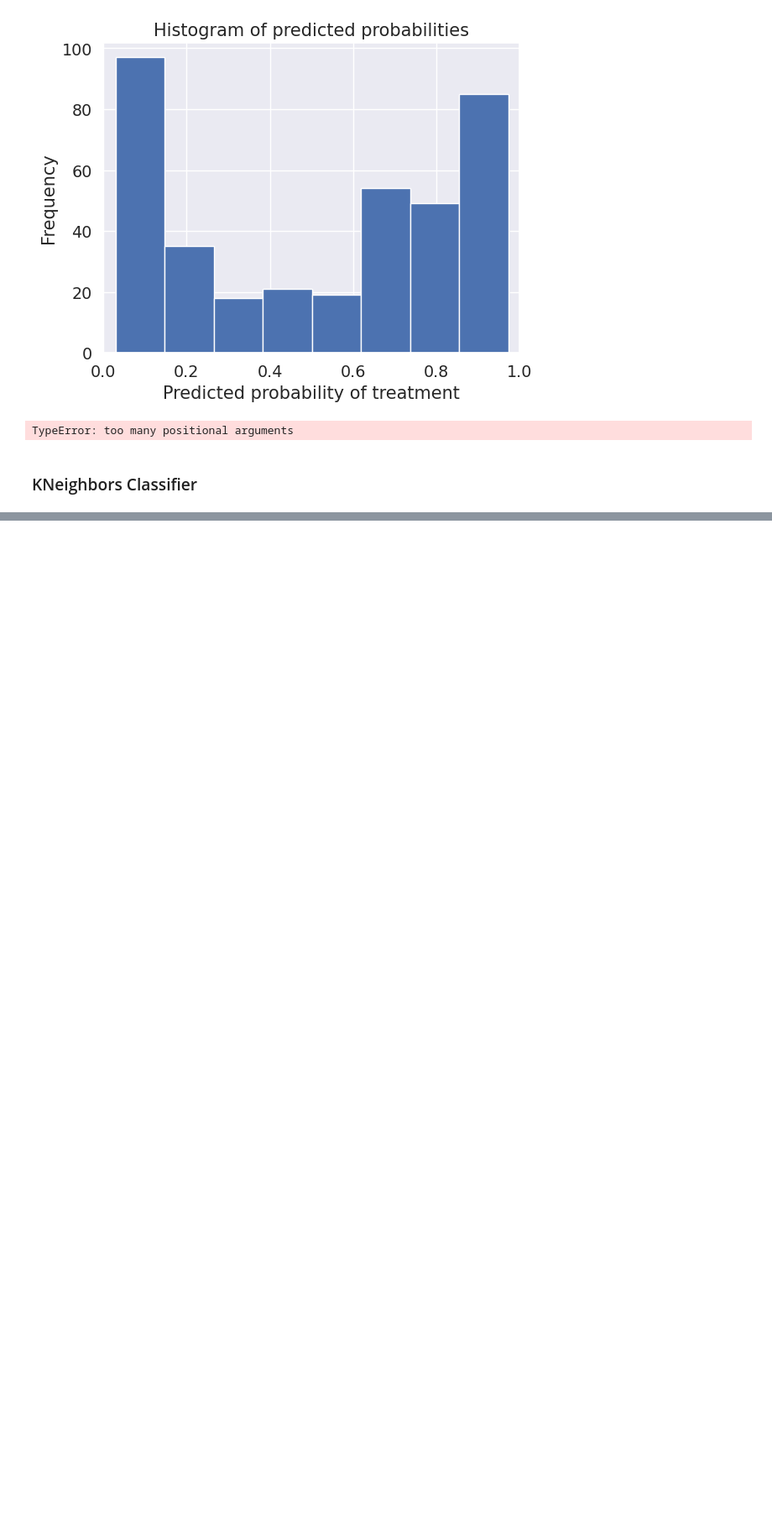
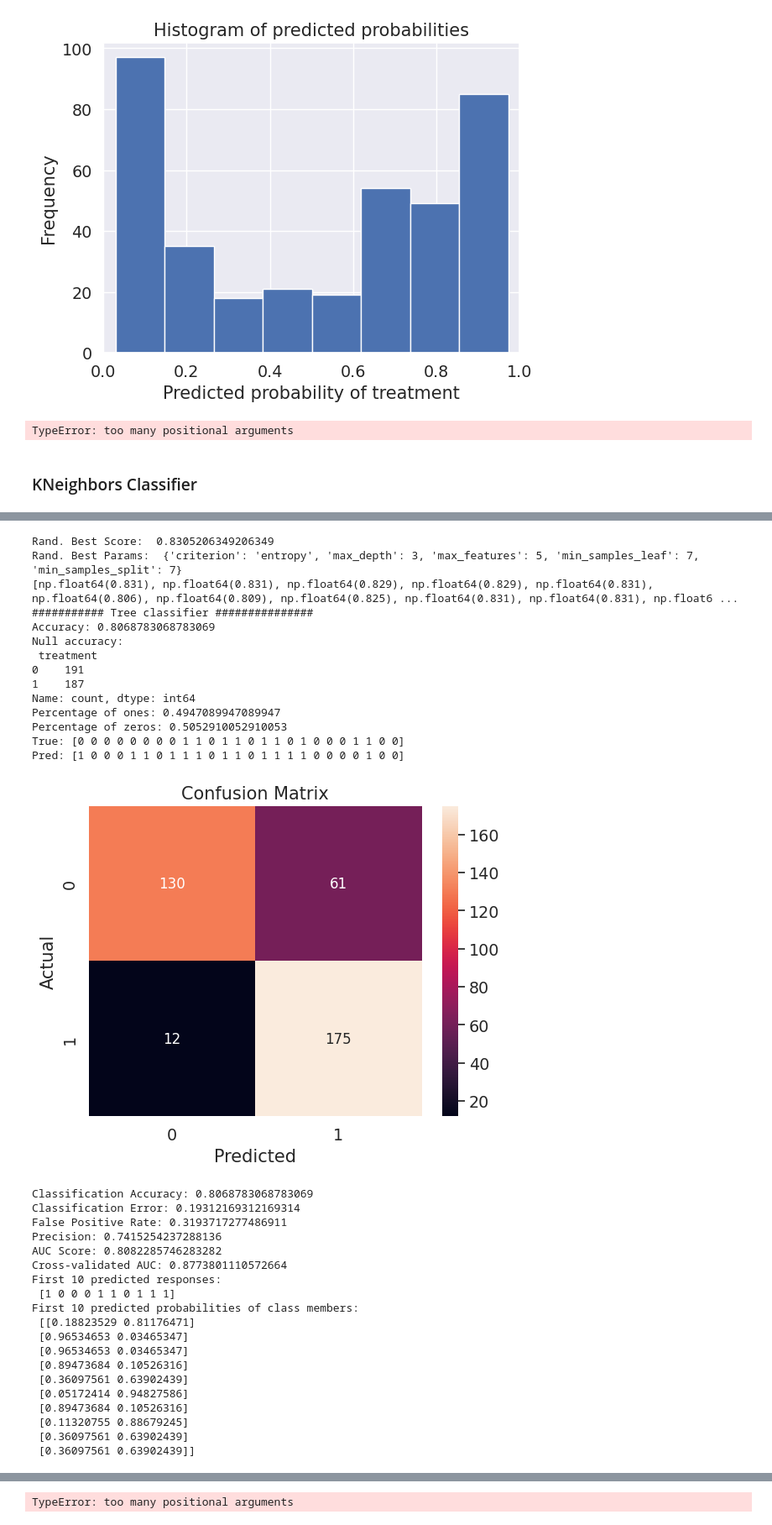
Before and after one commit to Utsavreddy9/Mental_Health_Analyzer, a Jupyter notebook: Mental_Health_Analyzer.ipynb, the cells around one changed output, grey strips where cells are left out. Shown: that part at 84% size. Drawn from its saved outputs; the diff is of its cells as text; code cells hidden in the pictures; blank space fills up the shorter version.

```diff
--- a/Mental_Health_Analyzer.ipynb
+++ b/Mental_Health_Analyzer.ipynb
@@ -1064,0 +1107,62 @@ def Knn():
+# %%
+def treeClassifier():
+    # Calculating the best parameters
+    tree = DecisionTreeClassifier()
+    featuresSize = feature_cols.__len__()
+    param_dist = {"max_depth": [3, None],
+              "max_features": randint(1, featuresSize),
+              "min_samples_split": randint(2, 9),
+              "min_samples_leaf": randint(1, 9),
+              "criterion": ["gini", "entropy"]}
+    tuningRandomizedSearchCV(tree, param_dist)
+
+    # train a decision tree model on the training set
+    tree = DecisionTreeClassifier(max_depth=3, min_samples_split=8, max_features=6, criterion='entropy', min_samples_leaf=7)
+    tree.fit(X_train, y_train)
+
+    # make class predictions for the testing set
+    y_pred_class = tree.predict(X_test)
+
+    print('########### Tree classifier ###############')
+
+    accuracy_score = evalClassModel(tree, y_test, y_pred_class, True)
+
+    #Data for final graph
+    methodDict['Tree clas.'] = accuracy_score * 100
+# %%
+treeClassifier()
+# %% [output]
+Rand. Best Score:  0.8305206349206349
+Rand. Best Params:  {'criterion': 'entropy', 'max_depth': 3, 'max_features': 5, 'min_samples_leaf': 7, 'min_samples_split': 7}
+[np.float64(0.831), np.float64(0.831), np.float64(0.829), np.float64(0.829), np.float64(0.831), np.float64(0.806), np.float64(0.809), np.float64(0.825), np.float64(0.831), np.float64(0.831), np.float6 ...
+########### Tree classifier ###############
+Accuracy: 0.8068783068783069
+Null accuracy:
+ treatment
+0    191
+1    187
+Name: count, dtype: int64
+Percentage of ones: 0.4947089947089947
+Percentage of zeros: 0.5052910052910053
+True: [0 0 0 0 0 0 0 0 1 1 0 1 1 0 1 1 0 1 0 0 0 1 1 0 0]
+Pred: [1 0 0 0 1 1 0 1 1 1 0 1 1 0 1 1 1 1 0 0 0 0 1 0 0]
+[figure, added]
+Classification Accuracy: 0.8068783068783069
+Classification Error: 0.19312169312169314
+False Positive Rate: 0.3193717277486911
+Precision: 0.7415254237288136
+AUC Score: 0.8082285746283282
+Cross-validated AUC: 0.8773801110572664
+First 10 predicted responses:
+ [1 0 0 0 1 1 0 1 1 1]
+First 10 predicted probabilities of class members:
+ [[0.18823529 0.81176471]
+ [0.96534653 0.03465347]
+ [0.96534653 0.03465347]
+ [0.89473684 0.10526316]
+ [0.36097561 0.63902439]
+ [0.05172414 0.94827586]
+ [0.89473684 0.10526316]
+ [0.11320755 0.88679245]
+ [0.36097561 0.63902439]
+ [0.36097561 0.63902439]]
@@ -1064,0 +1170 @@ def Knn():
+TypeError: too many positional arguments
```
Also changed, not shown: parts of 3 cells of this notebook.
